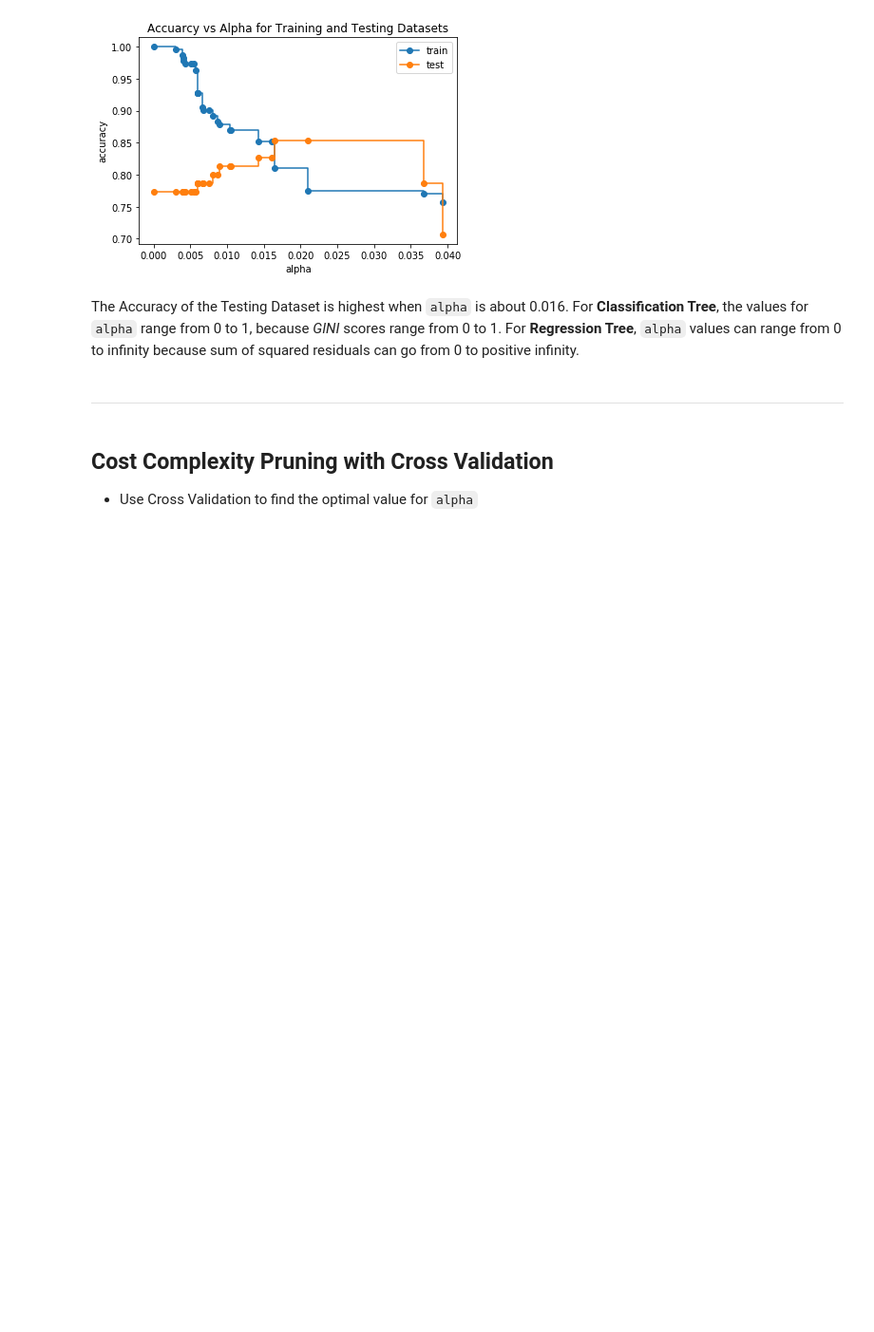
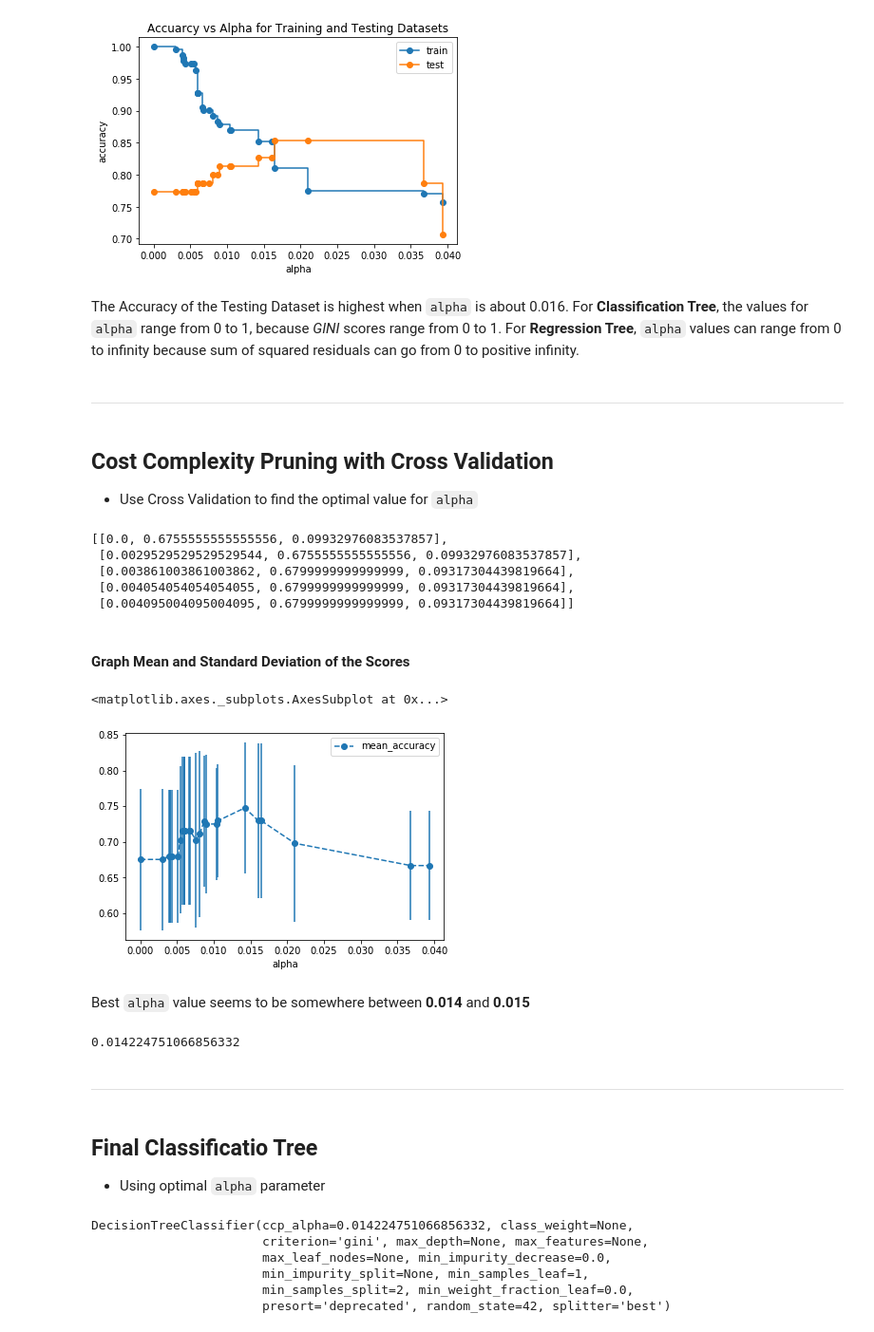
Before and after one commit to romabash/Python-notebooks-collection, a Jupyter notebook: ML Statistics/3.2_Decision-Trees.ipynb, the cells around one changed output. Shown at 95% size. Saved outputs shown, nothing was run; the diff lists cells and outputs as text; code cells hidden in the pictures; blank space fills up the shorter version.

Commit message:
Decision Trees: CV optimization of alpha parameter

```diff
--- a/ML Statistics/3.2_Decision-Trees.ipynb
+++ b/ML Statistics/3.2_Decision-Trees.ipynb
@@ -343,3 +343,53 @@ The Accuracy of the Testing Dataset is highest when `alpha` is about 0.016.  For
 # %% [markdown]
 ## Cost Complexity Pruning with Cross Validation
 - Use Cross Validation to find the optimal value for `alpha`
+# %%
+# Create array to store results of each fold during CV
+alpha_loop_values = []
+
+# 5-Fold CV for each value of alpha.  Store mean and SD
+for ccp_alpha in ccp_alphas:
+    model_dt = DecisionTreeClassifier(random_state=0, ccp_alpha=ccp_alpha)
+    scores = cross_val_score(model_dt, X_train, y_train, cv=5)
+    alpha_loop_values.append([ccp_alpha, np.mean(scores), np.std(scores)])
+alpha_loop_values[0:5]
+# %% [output]
+[[0.0, 0.6755555555555556, 0.09932976083537857],
+ [0.0029529529529529544, 0.6755555555555556, 0.09932976083537857],
+ [0.003861003861003862, 0.6799999999999999, 0.09317304439819664],
+ [0.004054054054054055, 0.6799999999999999, 0.09317304439819664],
+ [0.004095004095004095, 0.6799999999999999, 0.09317304439819664]]
+# %% [markdown]
+#### Graph Mean and Standard Deviation of the Scores
+# %%
+alpha_results = pd.DataFrame(alpha_loop_values, columns=['alpha', 'mean_accuracy', 'std'])
+alpha_results.plot(x="alpha", y="mean_accuracy", yerr="std", marker="o", linestyle="--")
+# %% [output]
+<matplotlib.axes._subplots.AxesSubplot at 0x...>
+[figure, added]
+# %% [markdown]
+Best `alpha` value seems to be somewhere between **0.014** and **0.015**
+# %%
+# Find exact value for alpha
+optimal_alpha = alpha_results[(alpha_results['alpha'] > 0.014) & (alpha_results['alpha'] < 0.015)]
+optimal_alpha = optimal_alpha['alpha'] # pandas Series
+optimal_alpha = float(optimal_alpha) # Convert to float
+optimal_alpha
+# %% [output]
+0.014224751066856332
+# %% [markdown]
+---
+# %% [markdown]
+## Final Classificatio Tree
+- Using optimal `alpha` parameter
+# %%
+model_dt_pruned = DecisionTreeClassifier(random_state=42, ccp_alpha=optimal_alpha)
+model_dt_pruned = model_dt_pruned.fit(X_train, y_train)
+model_dt_pruned
+# %% [output]
+DecisionTreeClassifier(ccp_alpha=0.014224751066856332, class_weight=None,
+                       criterion='gini', max_depth=None, max_features=None,
+                       max_leaf_nodes=None, min_impurity_decrease=0.0,
+                       min_impurity_split=None, min_samples_leaf=1,
+                       min_samples_split=2, min_weight_fraction_leaf=0.0,
+                       presort='deprecated', random_state=42, splitter='best')
```
Also changed, not shown: parts of 7 cells of this notebook.
